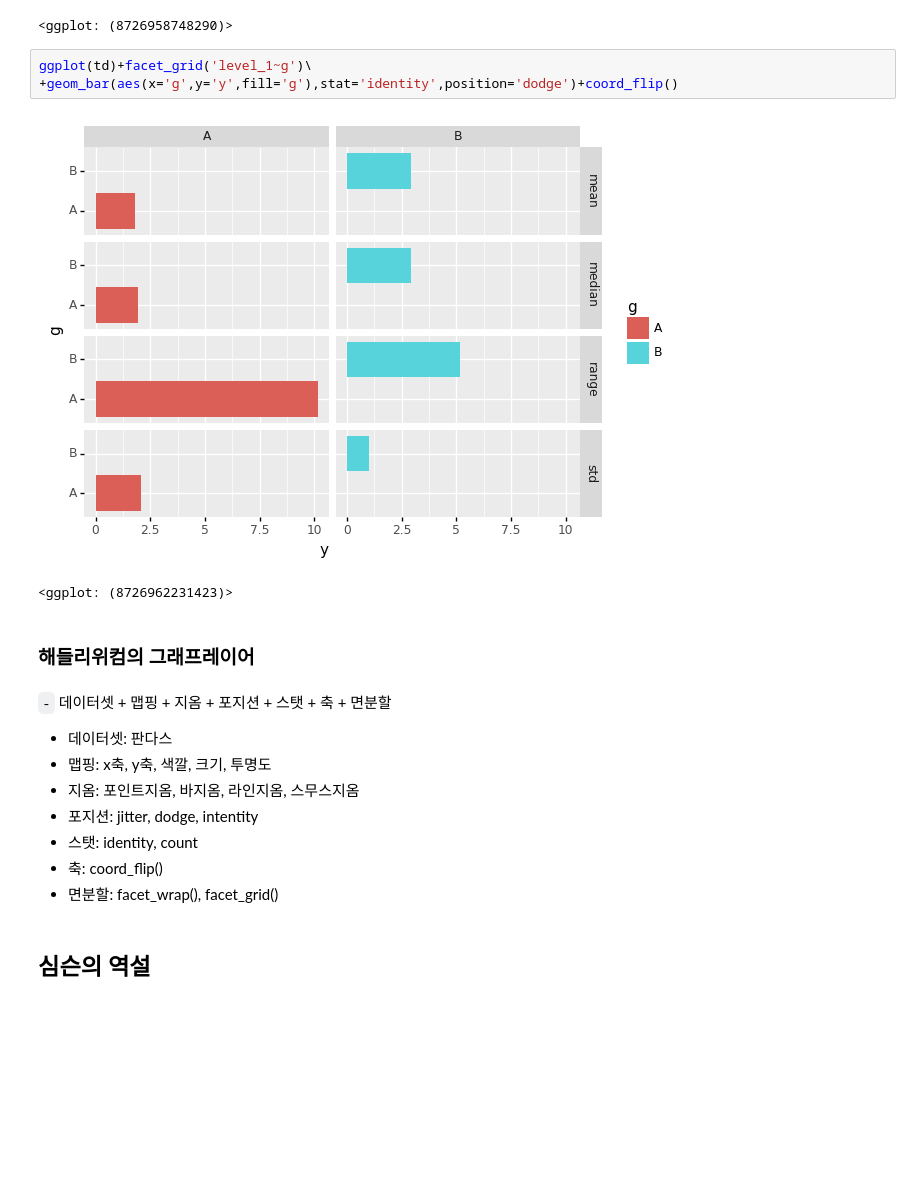
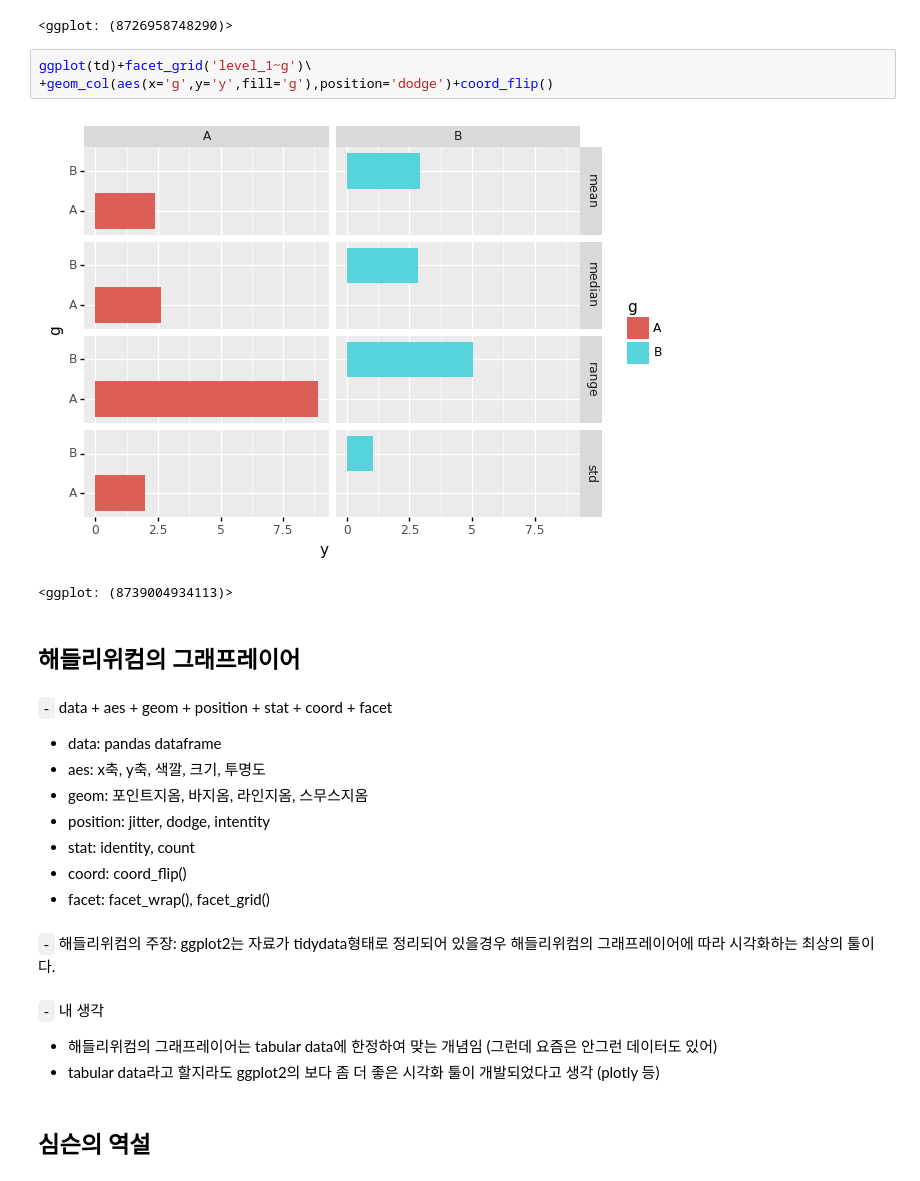
Before and after one commit to guebin/DV2022_backup, a Jupyter notebook: _notebooks/2099-01-01-draft.ipynb, the cells around one changed output. Saved outputs shown, nothing was run; the diff lists cells and outputs as text; blank space fills up the shorter version.

```diff
--- a/_notebooks/2099-01-01-draft.ipynb
+++ b/_notebooks/2099-01-01-draft.ipynb
@@ -486,21 +597,27 @@ ggplot(td)\
 <ggplot: (8726958748290)>
 # %%
 ggplot(td)+facet_grid('level_1~g')\
-+geom_bar(aes(x='g',y='y',fill='g'),stat='identity',position='dodge')+coord_flip()
++geom_col(aes(x='g',y='y',fill='g'),position='dodge')+coord_flip()
 # %% [output]
-[figure, old version]
+[figure, new version]
-<ggplot: (8726962231423)>
+<ggplot: (8739004934113)>
 # %% [markdown]
-### 해들리위컴의 그래프레이어
+## 해들리위컴의 그래프레이어
 # %% [markdown]
-`-` 데이터셋 + 맵핑 + 지옴 + 포지션 + 스탯 + 축 + 면분할
-- 데이터셋: 판다스
-- 맵핑: x축, y축, 색깔, 크기, 투명도
-- 지옴: 포인트지옴, 바지옴, 라인지옴, 스무스지옴
-- 포지션: jitter, dodge, intentity
-- 스탯: identity, count
-- 축: coord_flip()
-- 면분할: facet_wrap(), facet_grid()
+`-` data + aes + geom + position + stat + coord + facet
+- data: pandas dataframe
+- aes: x축, y축, 색깔, 크기, 투명도
+- geom: 포인트지옴, 바지옴, 라인지옴, 스무스지옴
+- position: jitter, dodge, intentity
+- stat: identity, count
+- coord: coord_flip()
+- facet: facet_wrap(), facet_grid()
+# %% [markdown]
+`-` 해들리위컴의 주장: ggplot2는 자료가 tidydata형태로 정리되어 있을경우 해들리위컴의 그래프레이어에 따라 시각화하는 최상의 툴이다.
+# %% [markdown]
+`-` 내 생각
+- 해들리위컴의 그래프레이어는 tabular data에 한정하여 맞는 개념임 (그런데 요즘은 안그런 데이터도 있어)
+- tabular data라고 할지라도 ggplot2의 보다 좀 더 좋은 시각화 툴이 개발되었다고 생각 (plotly 등)
 # %% [markdown]
 ## 심슨의 역설
 # %%
```
Also changed, not shown: parts of 31 cells of this notebook, 3 other files.
